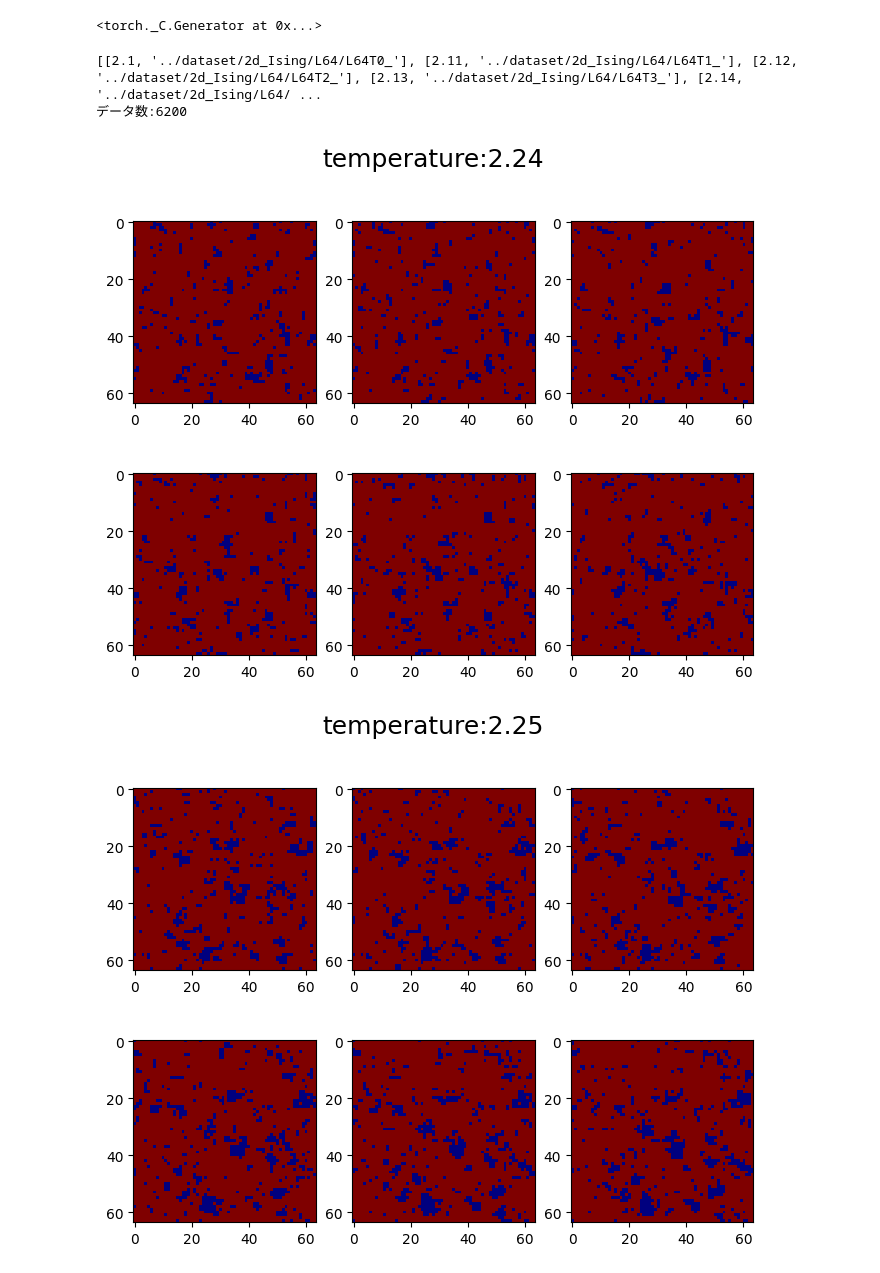
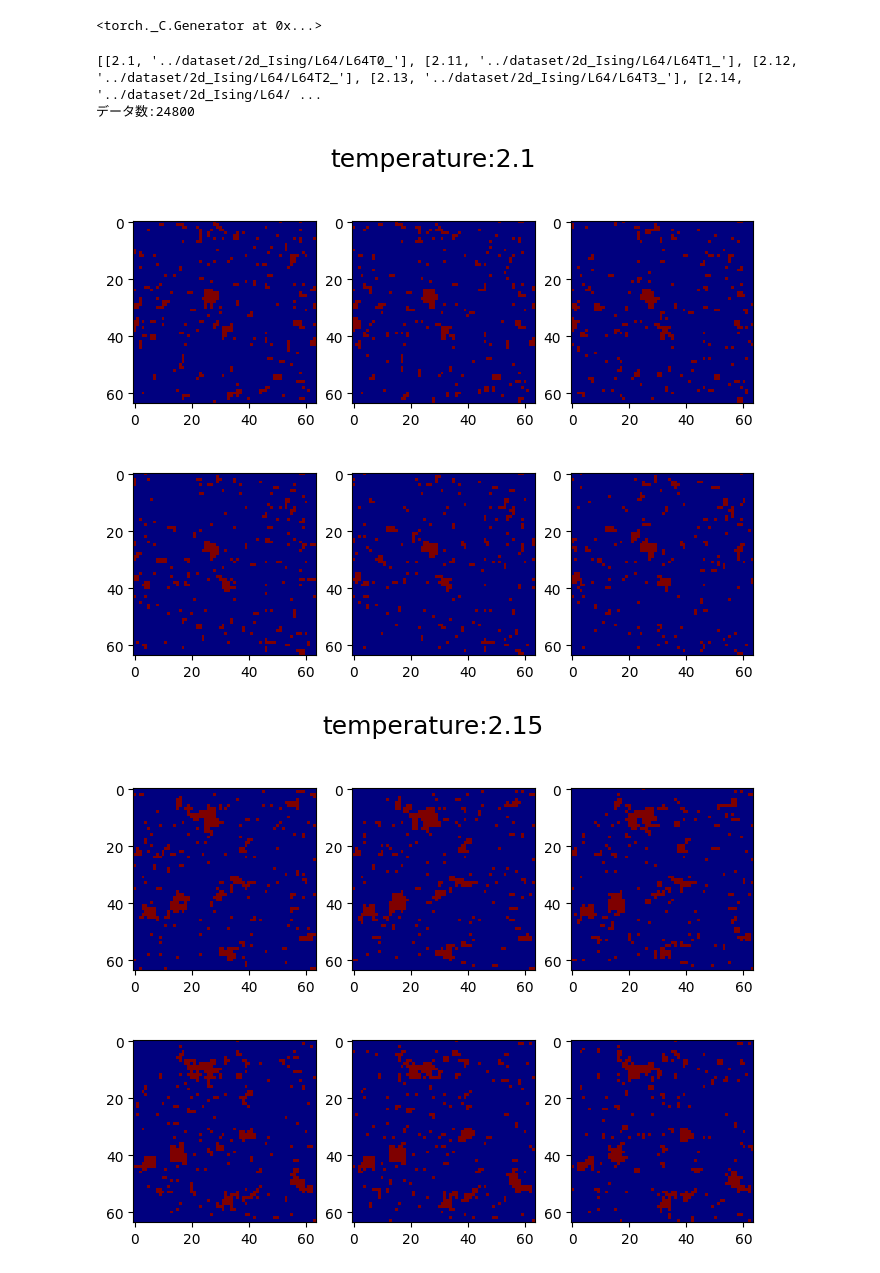
Before and after one commit to tatsuya0926/spin-configuration-learning, a Jupyter notebook: learning/train/train_cnn_Ising.ipynb, the cells around one changed output. Saved outputs shown, nothing was run; the diff lists cells and outputs as text; code cells hidden in the pictures.

```diff
--- a/learning/train/train_cnn_Ising.ipynb
+++ b/learning/train/train_cnn_Ising.ipynb
@@ -18,7 +18,7 @@ torch.manual_seed(3407)
 <torch._C.Generator at 0x...>
 # %%
 nconf = 31
-ndata = 200
+ndata = 800
 L = 64
 T_cr = 2.269 # critical temp for 2d ising
 t_start = 2.1
@@ -28,21 +28,21 @@ print(prm_list)
 print(f"データ数:{nconf*ndata}")
 # %% [output]
 [[2.1, '../dataset/2d_Ising/L64/L64T0_'], [2.11, '../dataset/2d_Ising/L64/L64T1_'], [2.12, '../dataset/2d_Ising/L64/L64T2_'], [2.13, '../dataset/2d_Ising/L64/L64T3_'], [2.14, '../dataset/2d_Ising/L64/ ...
-データ数:6200
+データ数:24800
 # %%
 # 可視化
 row = 2  # 行数
 col = 3  # 列数
 
-for num in range(14, 21):
+for num in range(0, 30, 5):
     fig, ax = plt.subplots(nrows=row, ncols=col, figsize=(8, 6))
     fig.suptitle(f"temperature:{prm_list[num][0]}", fontsize=18, color='black')
     for iconf in range(6):
         _r = iconf//col
         _c = iconf % col
-        file = f"{prm_list[num][1]}{iconf}.npy"
+        file = f"{prm_list[num][1]}{iconf+500}.npy"
         sc = np.load(file)
         ax[_r,_c].imshow(sc, interpolation='nearest', vmin=0, vmax=1, cmap='jet')
 # %% [output]
-[figure, old version]
+[figure, new version]
-[figure, old version]
+[figure, new version]
```
Also changed, not shown: parts of 4 cells of this notebook, 9 other files.
